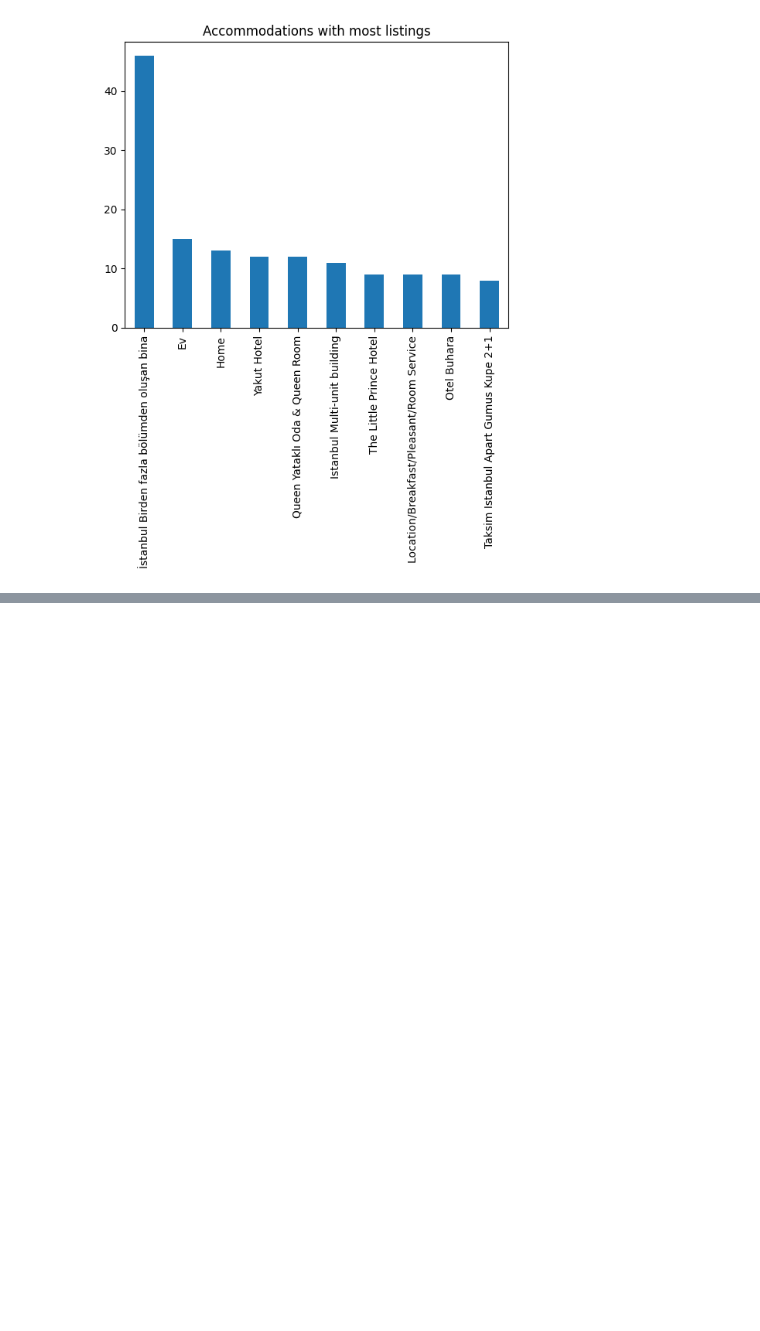
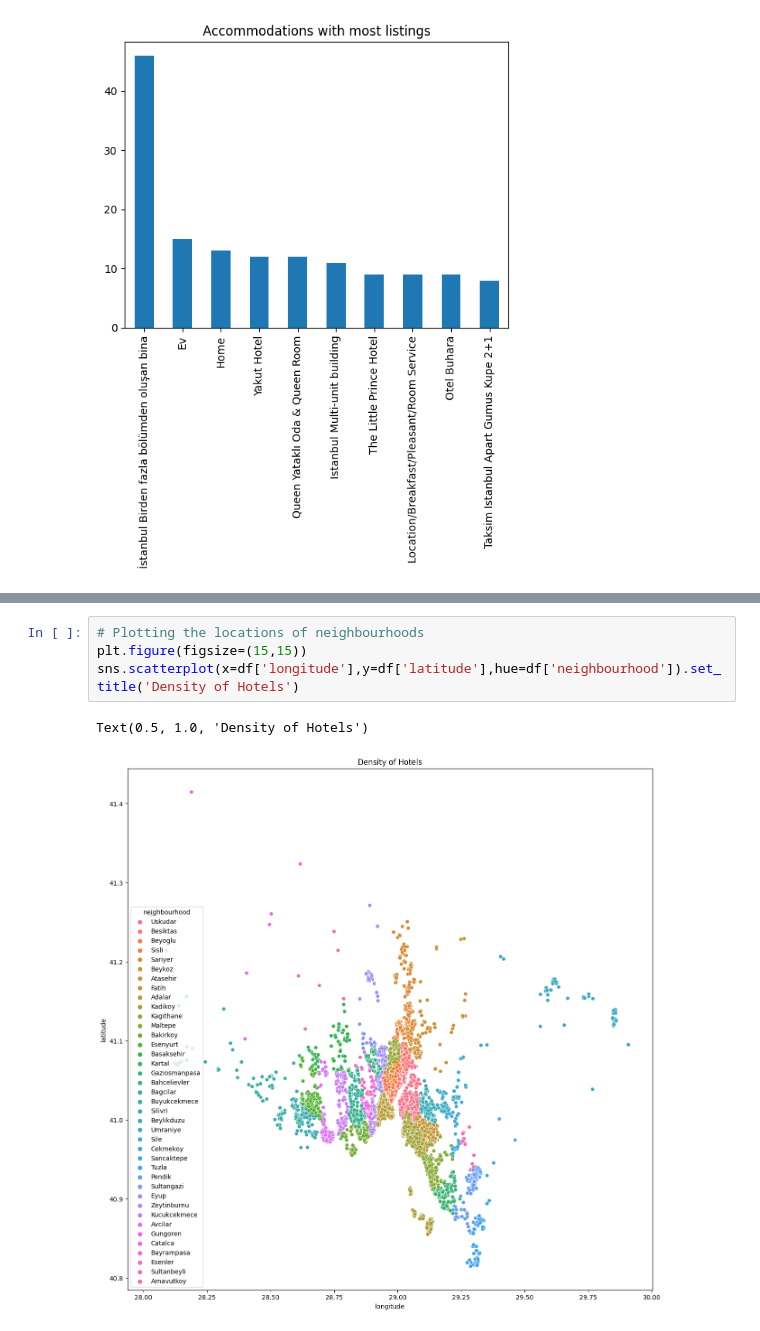
Before and after one commit to farisbegic/airbnb-istanbul-eda, a Jupyter notebook: IstanbulAirBnBEDA.ipynb, the cells around one changed output, grey strips where cells are left out. Saved outputs shown, nothing was run; the diff lists cells and outputs as text; blank space fills up the shorter version.

```diff
--- a/IstanbulAirBnBEDA.ipynb
+++ b/IstanbulAirBnBEDA.ipynb
@@ -190,0 +183,7 @@ KeyError: 'number_of_reviews'
+# %%
+# Plotting the locations of neighbourhoods
+plt.figure(figsize=(15,15))
+sns.scatterplot(x=df['longitude'],y=df['latitude'],hue=df['neighbourhood']).set_title('Density of Hotels')
+# %% [output]
+Text(0.5, 1.0, 'Density of Hotels')
+[figure, added]
```
Also changed, not shown: parts of 7 cells of this notebook.
